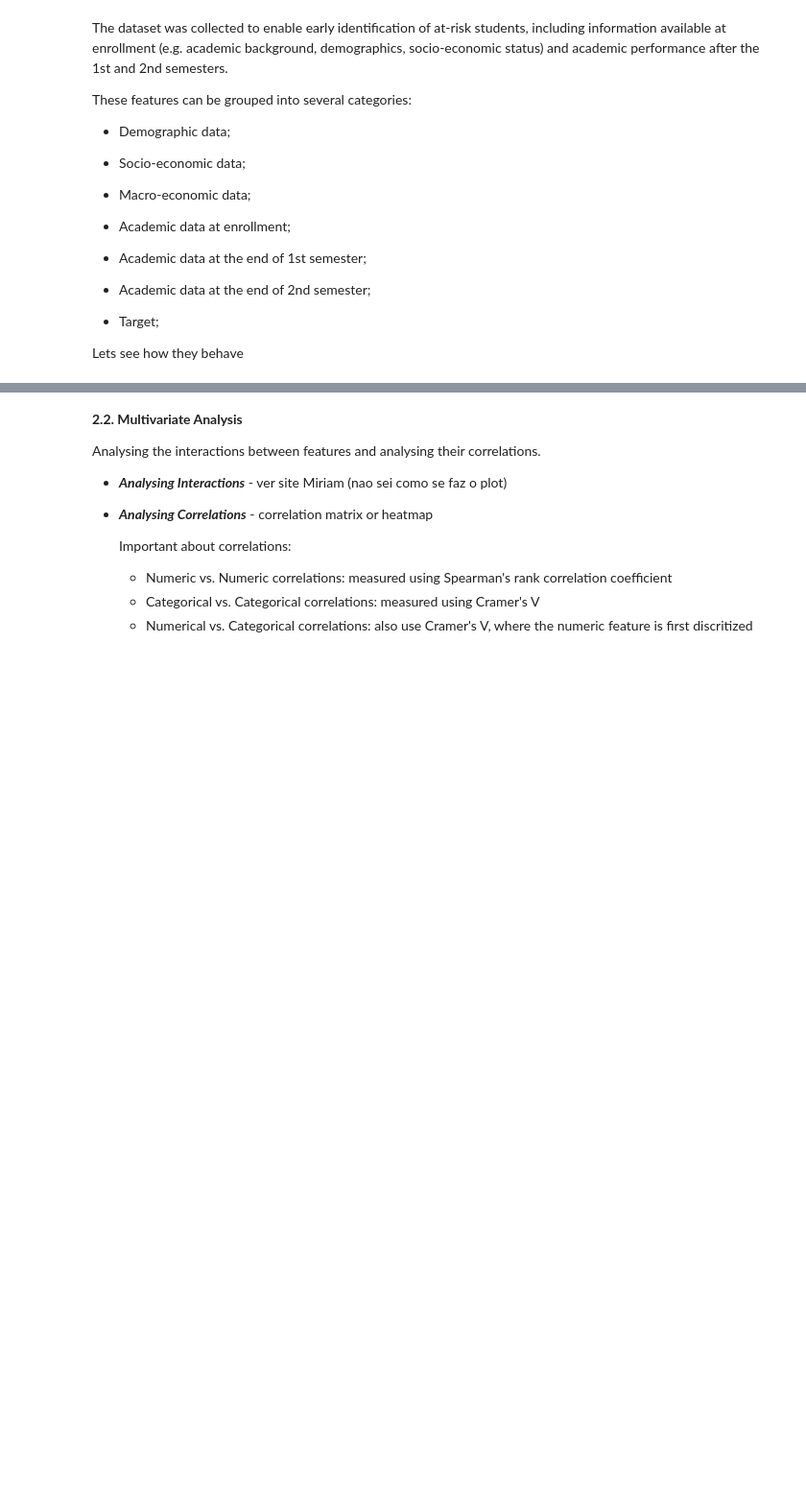
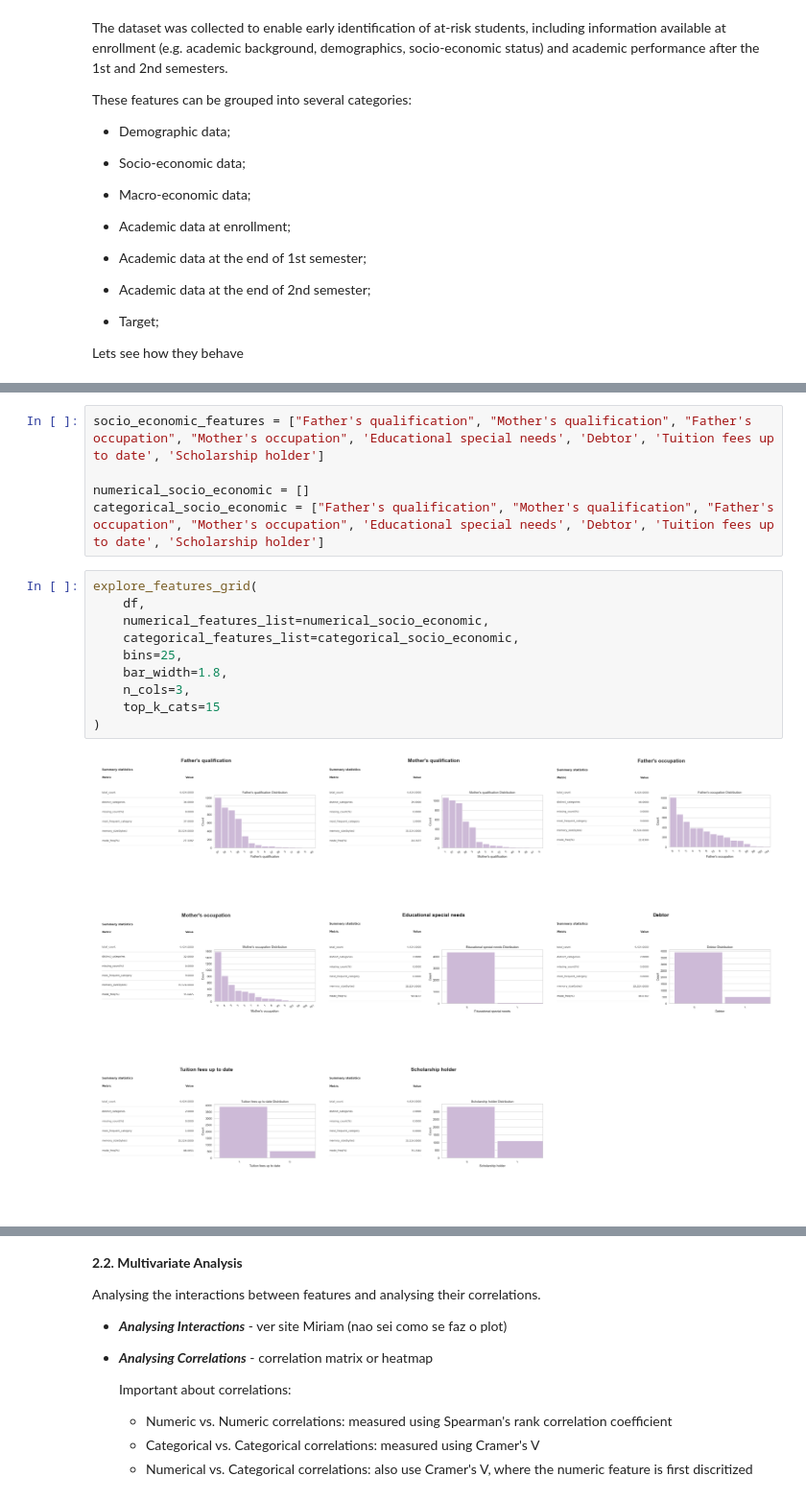
Before and after one commit to gjoliveira/XAI_ling-TAAC, a Jupyter notebook: notebook_sara.ipynb, the cells around one changed output, grey strips where cells are left out. Shown at 96% size. Drawn from its saved outputs; the diff is of its cells as text; blank space fills up the shorter version.

```diff
--- a/notebook_sara.ipynb
+++ b/notebook_sara.ipynb
@@ -83,0 +134,17 @@ Lets see how they behave
+# %%
+socio_economic_features = ["Father's qualification", "Mother's qualification", "Father's occupation", "Mother's occupation", 'Educational special needs', 'Debtor', 'Tuition fees up to date', 'Scholarship holder']
+
+numerical_socio_economic = []
+categorical_socio_economic = ["Father's qualification", "Mother's qualification", "Father's occupation", "Mother's occupation", 'Educational special needs', 'Debtor', 'Tuition fees up to date', 'Scholarship holder']
+# %%
+explore_features_grid(
+    df,
+    numerical_features_list=numerical_socio_economic,
+    categorical_features_list=categorical_socio_economic,
+    bins=25,
+    bar_width=1.8,
+    n_cols=3,
+    top_k_cats=15
+)
+# %% [output]
+[figure, added]
```
Also changed, not shown: parts of 24 cells of this notebook, 1 other file.
